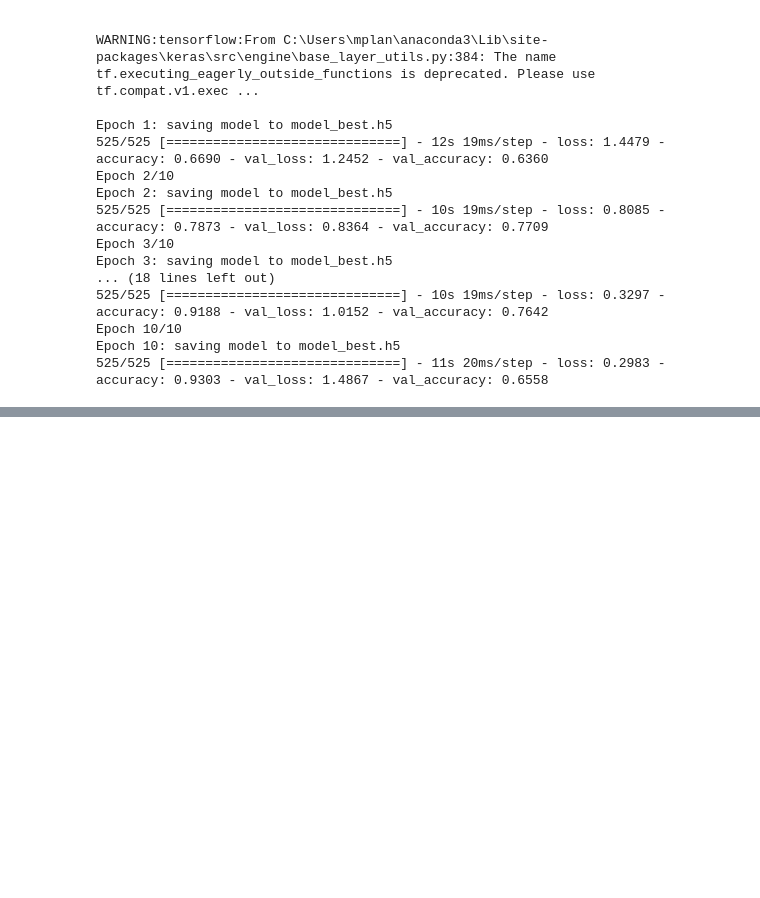
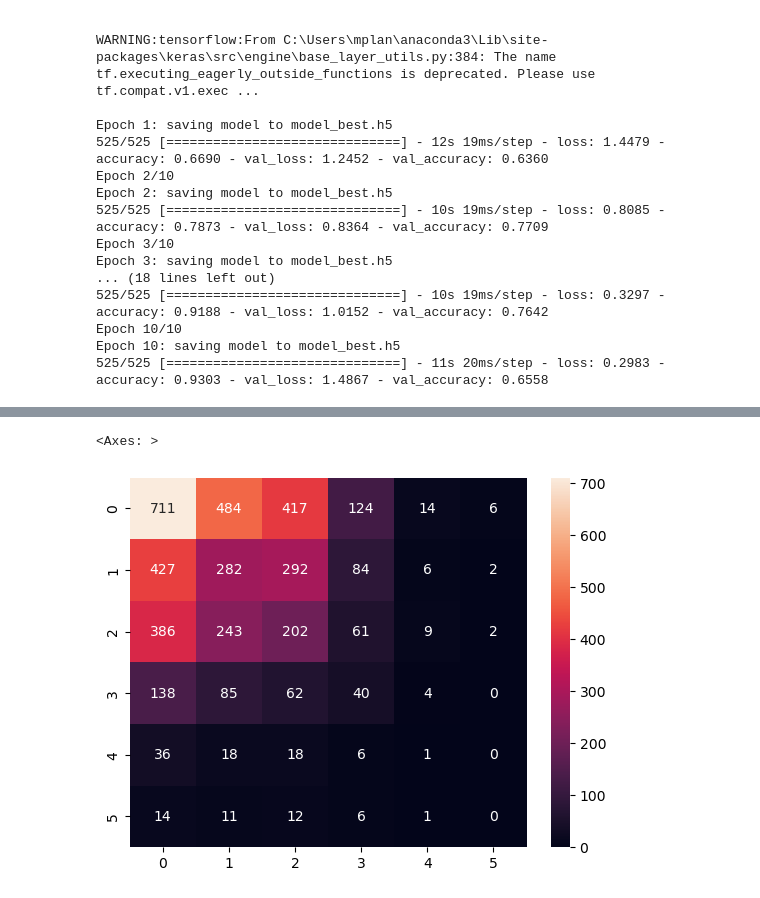
Before and after one commit to MplantasNikos/Article_Subject_Prediction, a Jupyter notebook: implementation.ipynb, the cells around one changed output, grey strips where cells are left out. Cells and saved outputs as stored; diff of their text form; code cells hidden in the pictures; blank space fills up the shorter version.

```diff
--- a/implementation.ipynb
+++ b/implementation.ipynb
@@ -336,0 +491,2 @@ sns.heatmap(cm,annot=True,fmt='.0f')
+# %%
+hist = model.fit(train_ds,validation_data=test_ds,epochs=4)
@@ -336,0 +502,2 @@ sns.heatmap(cm,annot=True,fmt='.0f')
+# %%
+preds2 = model.predict(test_ds)
@@ -336,0 +506,7 @@ sns.heatmap(cm,annot=True,fmt='.0f')
+# %%
+actuals = []
+for i in test_ds.unbatch().take(4204):
+    x = i
+    actuals.append(np.argmax(x[1]))
+# %%
+predicted = [np.argmax(i) for i in preds2]
@@ -336,0 +516,6 @@ sns.heatmap(cm,annot=True,fmt='.0f')
+# %%
+cm = confusion_matrix(actuals,predicted)
+sns.heatmap(cm,annot=True,fmt='.0f')
+# %% [output]
+<Axes: >
+[figure, added]
```
Also changed, not shown: parts of 71 cells of this notebook.
